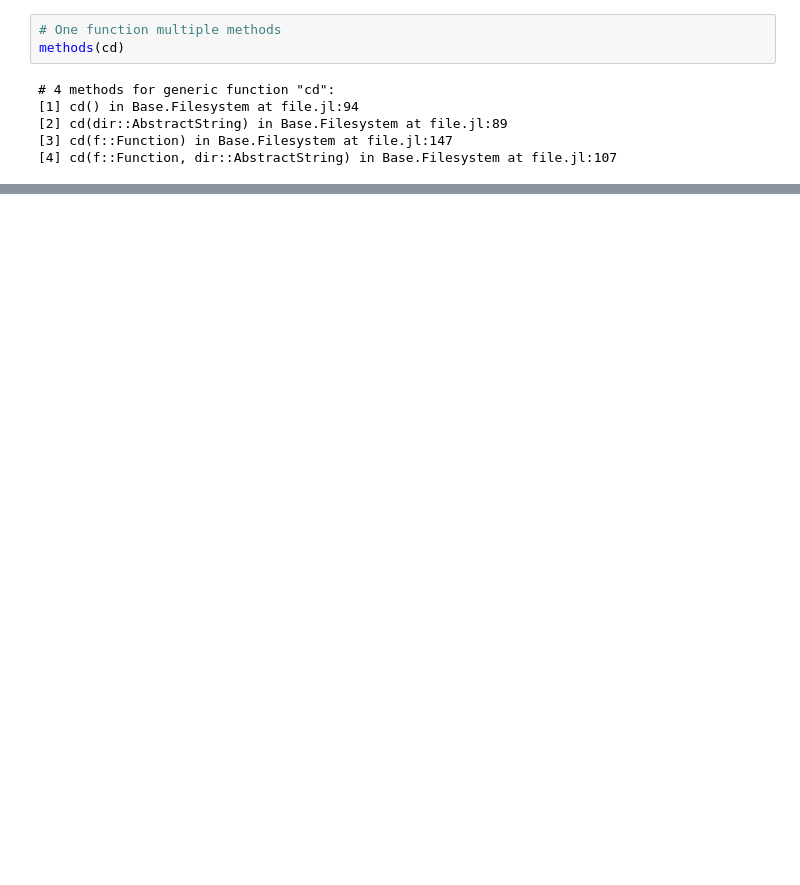
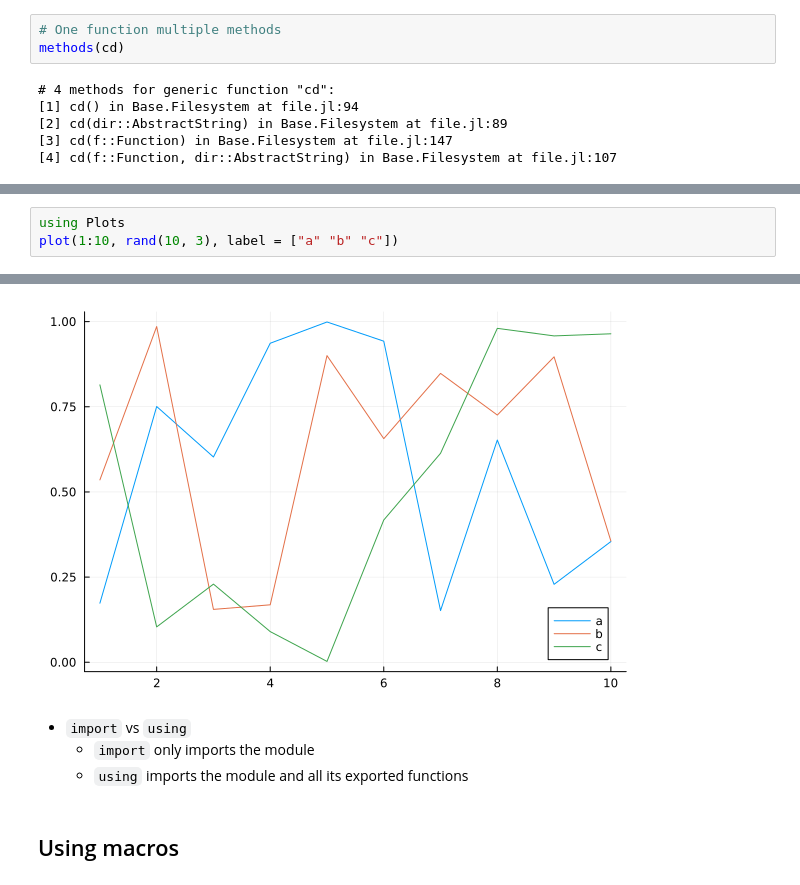
Before and after one commit to xijiang/Talk-Julia, a Jupyter notebook: julia/04-support-for-scaling-projects.ipynb, the cells around one changed output, grey strips where cells are left out. Cells and saved outputs as stored; diff of their text form; blank space fills up the shorter version.

```diff
--- a/julia/04-support-for-scaling-projects.ipynb
+++ b/julia/04-support-for-scaling-projects.ipynb
@@ -22,0 +223,4 @@ methods(cd)
+# %%
+using Plots
+plot(1:10, rand(10, 3), label = ["a" "b" "c"])
+# %% [output]
@@ -22,0 +228,7 @@ methods(cd)
+[figure, added]
+# %% [markdown]
+- `import` vs `using`
+    - `import` only imports the module
+    - `using` imports the module and all its exported functions
+# %% [markdown]
+## Using macros
```
Also changed, not shown: parts of 28 cells of this notebook, 2 other files.
